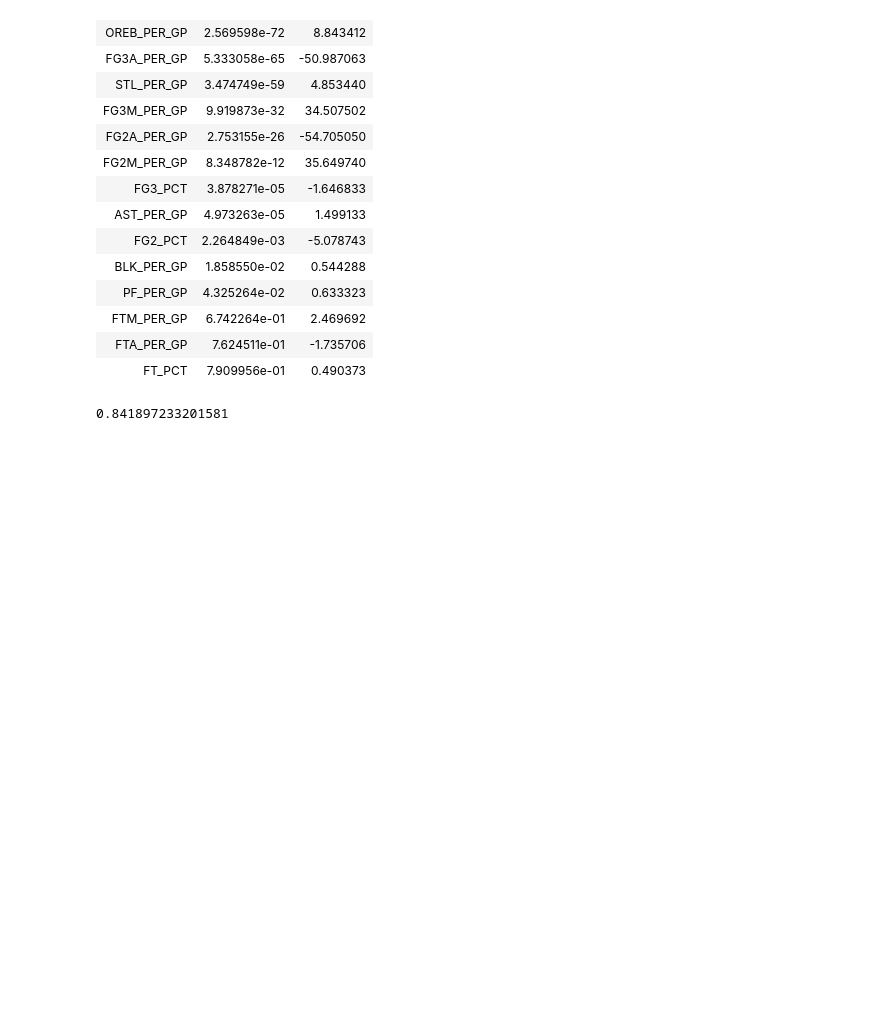
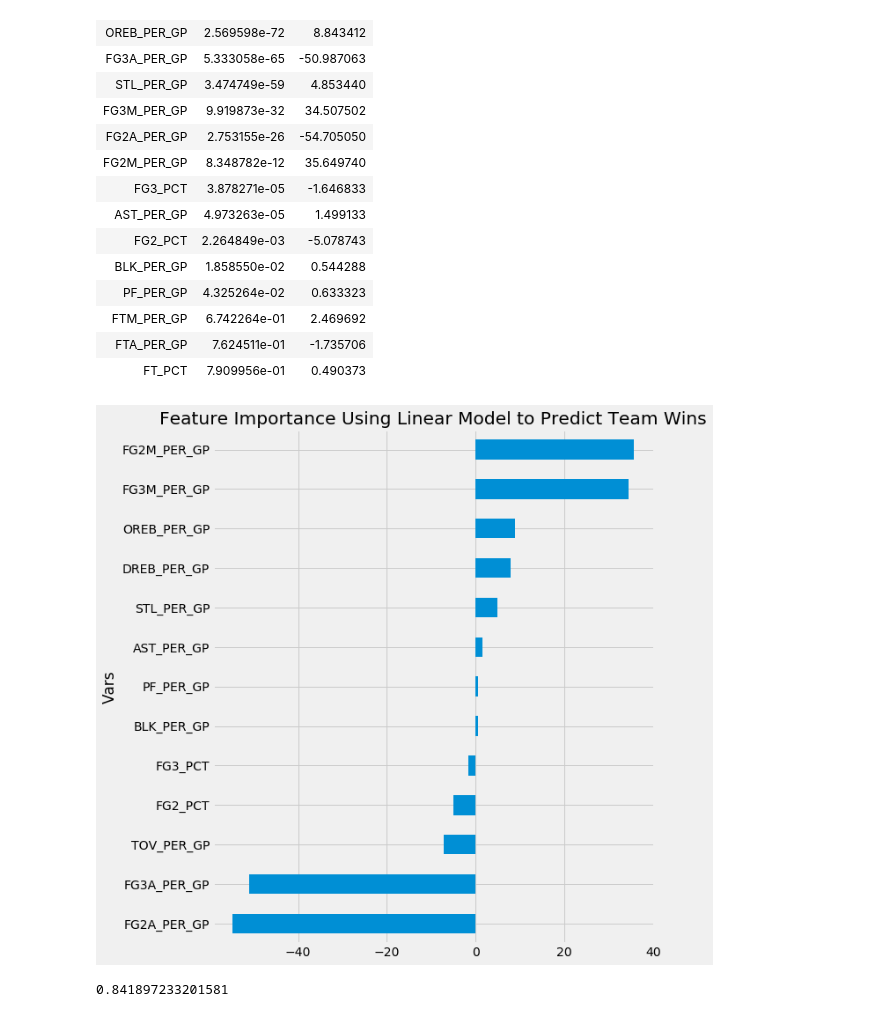
Before and after one commit to bgp09002/NBA, a Jupyter notebook: 3. Modeling/Modeling.ipynb, the cells around one changed output. Saved outputs shown, nothing was run; the diff lists cells and outputs as text; code cells hidden in the pictures; blank space fills up the shorter version.

```diff
--- a/3. Modeling/Modeling.ipynb
+++ b/3. Modeling/Modeling.ipynb
@@ -266,6 +259,14 @@ pvalues.sort_values(by=['P Value'])
 | FTM_PER_GP | 6.742264e-01 | 2.469692 |
 | FTA_PER_GP | 7.624511e-01 | -1.735706 |
 | FT_PCT | 7.909956e-01 | 0.490373 |
+# %%
+imp_coef=pvalues.loc[pvalues['P Value']<.05]['Coef'].sort_values()
+
+plt.plot(figsize=(10,8))
+imp_coef.plot(kind = "barh")
+plt.title("Feature Importance Using Linear Model to Predict Team Wins");
+# %% [output]
+[figure, added]
 # %%
 feats=['FG2_PCT','FG3_PCT','FT_PCT','FG2M_PER_GP','FG2A_PER_GP','FG3M_PER_GP','FG3A_PER_GP','FTM_PER_GP','FTA_PER_GP','OREB_PER_GP','DREB_PER_GP','AST_PER_GP','PF_PER_GP','STL_PER_GP','TOV_PER_GP','BLK_PER_GP']
 X=teams_master[feats]
```
Also changed, not shown: parts of 37 cells of this notebook, 12 other files.
